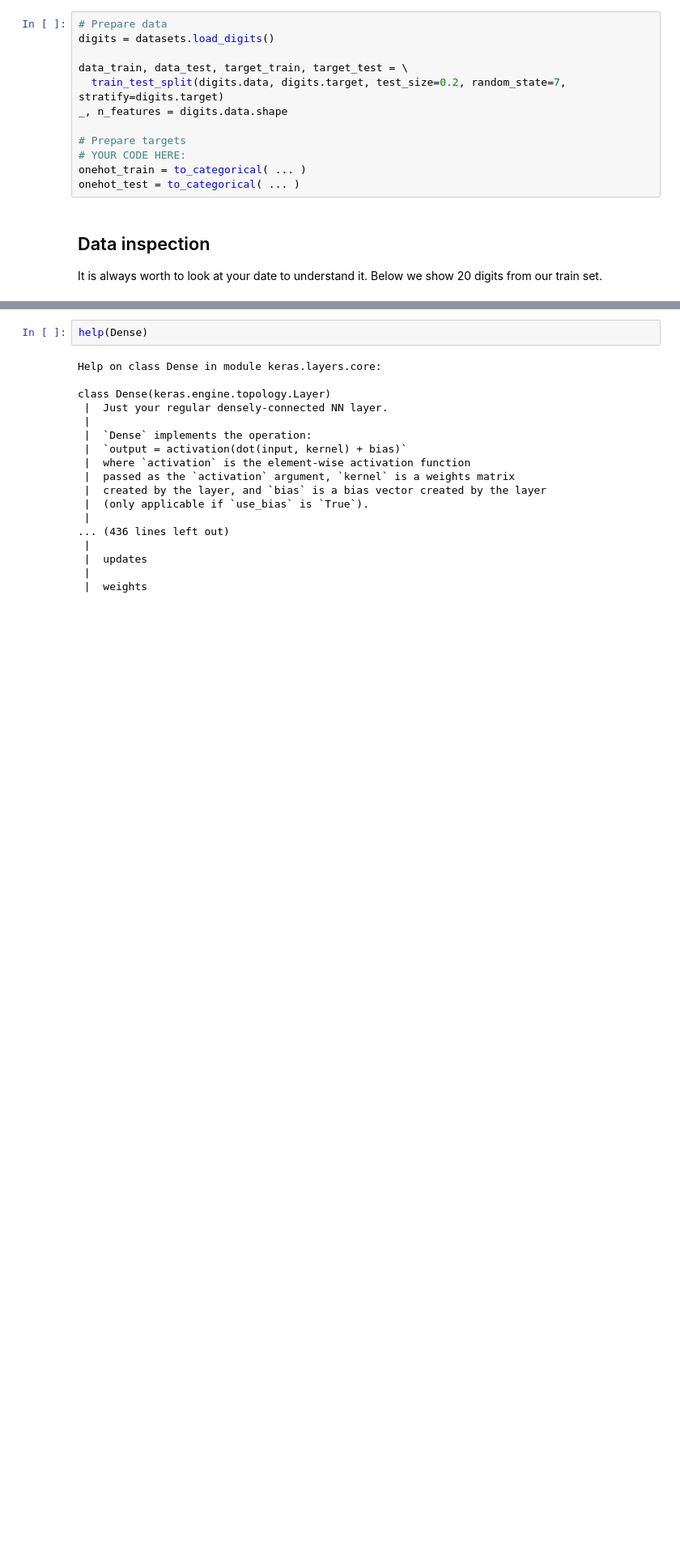
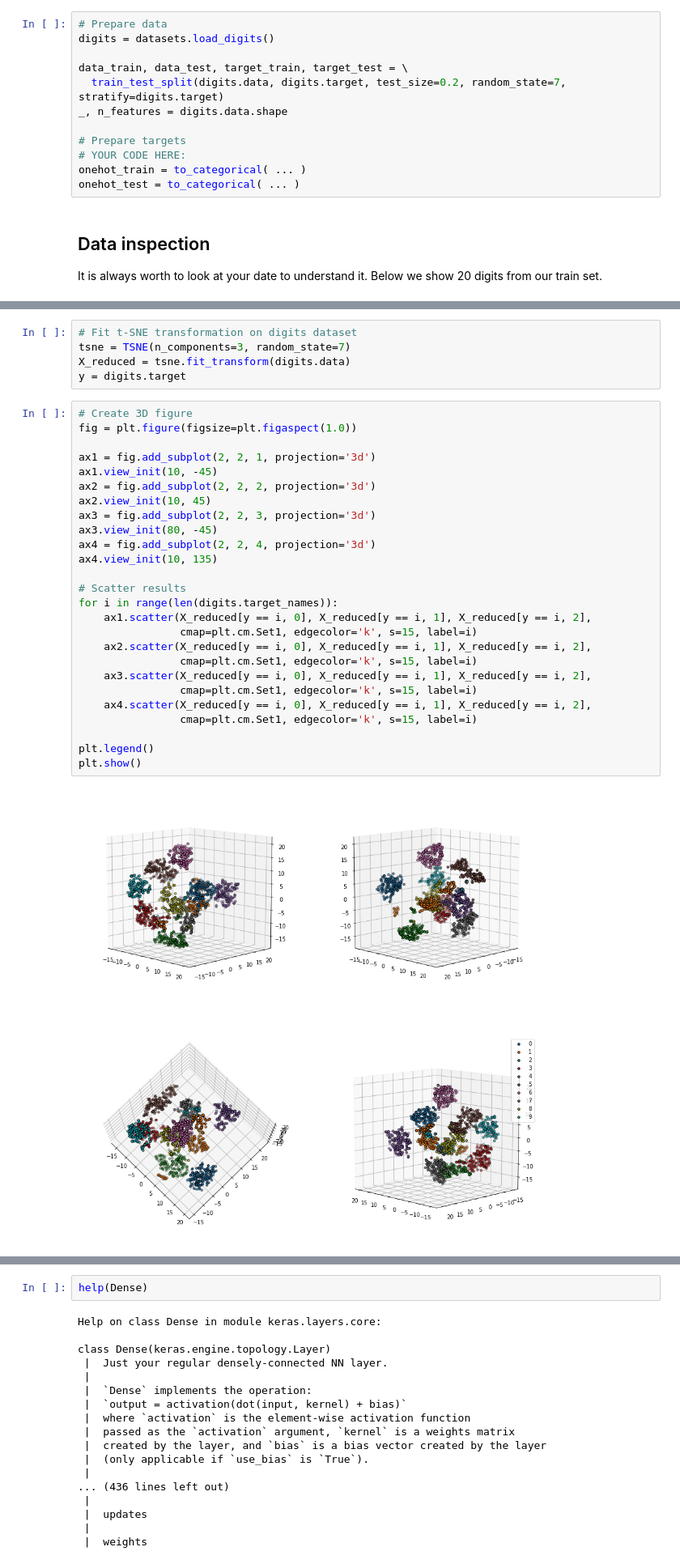
Before and after one commit to piojanu/beit-dl, a Jupyter notebook: Digits Recognition.ipynb, the cells around one changed output, grey strips where cells are left out. Shown at 81% size. Saved outputs shown, nothing was run; the diff lists cells and outputs as text; blank space fills up the shorter version.

```diff
--- a/Digits Recognition.ipynb
+++ b/Digits Recognition.ipynb
@@ -55,3 +71,36 @@ plt.show()
+# %%
+# Fit t-SNE transformation on digits dataset
+tsne = TSNE(n_components=3, random_state=7)
+X_reduced = tsne.fit_transform(digits.data)
+y = digits.target
+# %%
+# Create 3D figure
+fig = plt.figure(figsize=plt.figaspect(1.0))
+
+ax1 = fig.add_subplot(2, 2, 1, projection='3d')
+ax1.view_init(10, -45)
+ax2 = fig.add_subplot(2, 2, 2, projection='3d')
+ax2.view_init(10, 45)
+ax3 = fig.add_subplot(2, 2, 3, projection='3d')
+ax3.view_init(80, -45)
+ax4 = fig.add_subplot(2, 2, 4, projection='3d')
+ax4.view_init(10, 135)
+
+# Scatter results
+for i in range(len(digits.target_names)):
+    ax1.scatter(X_reduced[y == i, 0], X_reduced[y == i, 1], X_reduced[y == i, 2],
+                cmap=plt.cm.Set1, edgecolor='k', s=15, label=i)
+    ax2.scatter(X_reduced[y == i, 0], X_reduced[y == i, 1], X_reduced[y == i, 2],
+                cmap=plt.cm.Set1, edgecolor='k', s=15, label=i)
+    ax3.scatter(X_reduced[y == i, 0], X_reduced[y == i, 1], X_reduced[y == i, 2],
+                cmap=plt.cm.Set1, edgecolor='k', s=15, label=i)
+    ax4.scatter(X_reduced[y == i, 0], X_reduced[y == i, 1], X_reduced[y == i, 2],
+                cmap=plt.cm.Set1, edgecolor='k', s=15, label=i)
+
+plt.legend()
+plt.show()
+# %% [output]
+[figure, added]
 # %% [markdown]
 ### Dense
 
```
Also changed, not shown: parts of 3 cells of this notebook, 1 other file.
